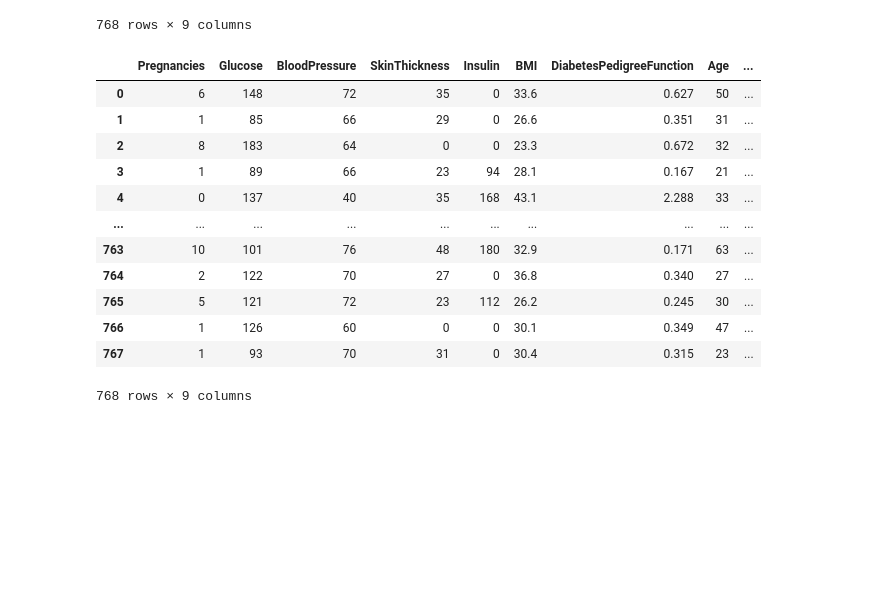
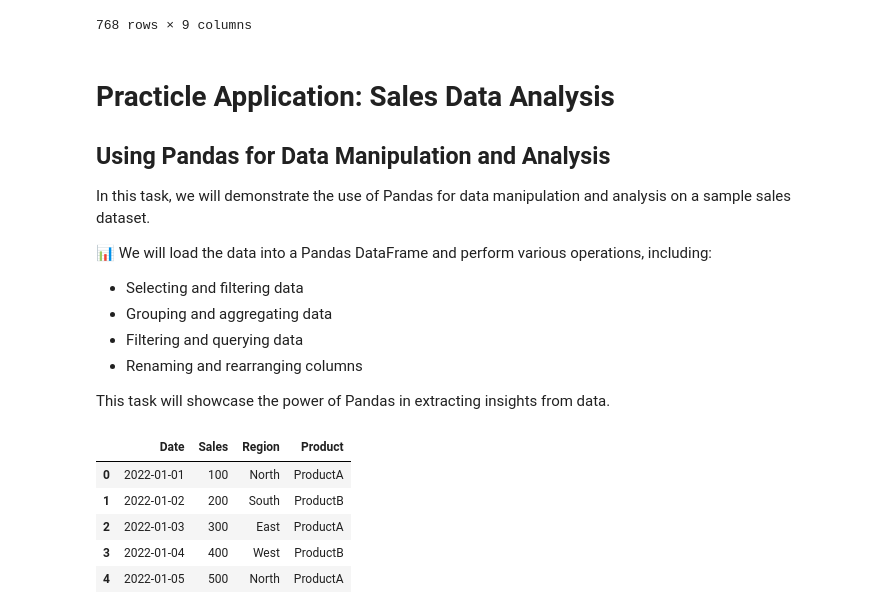
Before and after one commit to faizrazadec/Data-Science-Group-2-BWF-FAIZ-RAZA, a Jupyter notebook: Task 13/Task 13.ipynb, the cells around one changed output. Saved outputs shown, nothing was run; the diff lists cells and outputs as text; code cells hidden in the pictures; blank space fills up the shorter version.

Commit message:
Praticle application for task 10 to 13 added

```diff
--- a/Task 13/Task 13.ipynb
+++ b/Task 13/Task 13.ipynb
@@ -299,19 +314,34 @@ df.rename(columns={'BMI' : 'HEHE'})
 | 766 | 1 | 126 | 60 | 0 | 0 | 30.1 | 0.349 | 47 | ... |
 | 767 | 1 | 93 | 70 | 31 | 0 | 30.4 | 0.315 | 23 | ... |
 768 rows × 9 columns
+# %% [markdown]
+# Practicle Application: Sales Data Analysis
+## Using Pandas for Data Manipulation and Analysis
+
+In this task, we will demonstrate the use of Pandas for data manipulation and analysis on a sample sales dataset.
+
+📊 We will load the data into a Pandas DataFrame and perform various operations, including:
+
+* Selecting and filtering data
+* Grouping and aggregating data
+* Filtering and querying data
+* Renaming and rearranging columns
+
+This task will showcase the power of Pandas in extracting insights from data.
 # %%
-df
+data = {
+	'Date': ['2022-01-01', '2022-01-02', '2022-01-03', '2022-01-04', '2022-01-05'],
+	'Sales': [100, 200, 300, 400, 500],
+	'Region': ['North', 'South', 'East', 'West', 'North'],
+	'Product': ['ProductA', 'ProductB', 'ProductA', 'ProductB', 'ProductA']
+}
+
+sales_data = pd.DataFrame(data)
+sales_data
 # %% [output]
-|  | Pregnancies | Glucose | BloodPressure | SkinThickness | Insulin | BMI | DiabetesPedigreeFunction | Age | ... |
-| 0 | 6 | 148 | 72 | 35 | 0 | 33.6 | 0.627 | 50 | ... |
-| 1 | 1 | 85 | 66 | 29 | 0 | 26.6 | 0.351 | 31 | ... |
-| 2 | 8 | 183 | 64 | 0 | 0 | 23.3 | 0.672 | 32 | ... |
-| 3 | 1 | 89 | 66 | 23 | 94 | 28.1 | 0.167 | 21 | ... |
-| 4 | 0 | 137 | 40 | 35 | 168 | 43.1 | 2.288 | 33 | ... |
-| ... | ... | ... | ... | ... | ... | ... | ... | ... | ... |
-| 763 | 10 | 101 | 76 | 48 | 180 | 32.9 | 0.171 | 63 | ... |
-| 764 | 2 | 122 | 70 | 27 | 0 | 36.8 | 0.340 | 27 | ... |
-| 765 | 5 | 121 | 72 | 23 | 112 | 26.2 | 0.245 | 30 | ... |
-| 766 | 1 | 126 | 60 | 0 | 0 | 30.1 | 0.349 | 47 | ... |
-| 767 | 1 | 93 | 70 | 31 | 0 | 30.4 | 0.315 | 23 | ... |
+|  | Date | Sales | Region | Product |
+| 0 | 2022-01-01 | 100 | North | ProductA |
+| 1 | 2022-01-02 | 200 | South | ProductB |
+| 2 | 2022-01-03 | 300 | East | ProductA |
+| 3 | 2022-01-04 | 400 | West | ProductB |
+| 4 | 2022-01-05 | 500 | North | ProductA |
-768 rows × 9 columns
```
Also changed, not shown: parts of 3 cells of this notebook, 3 other files.
